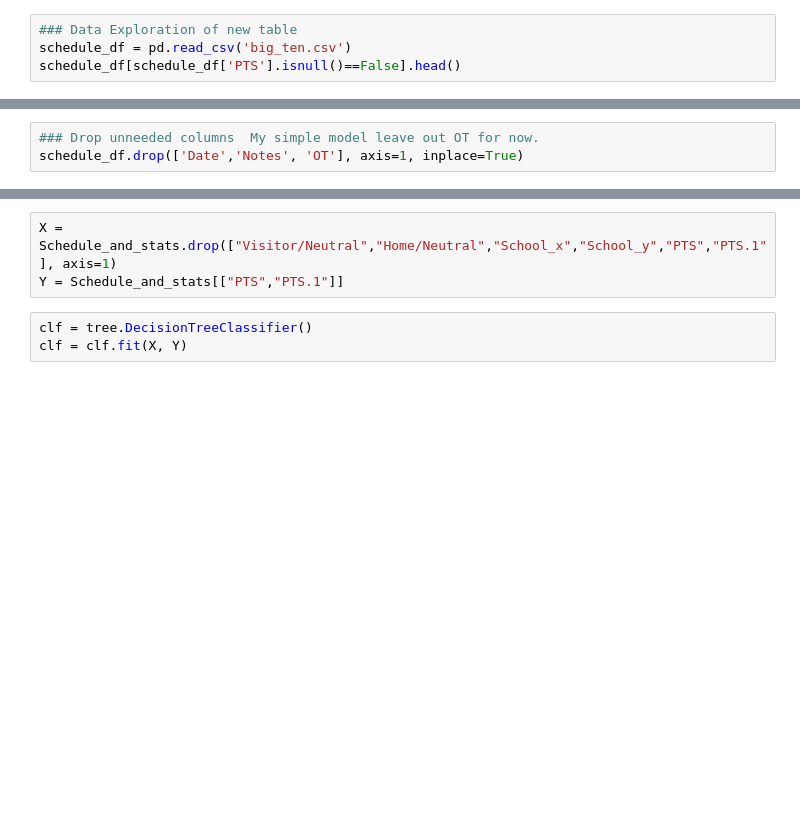
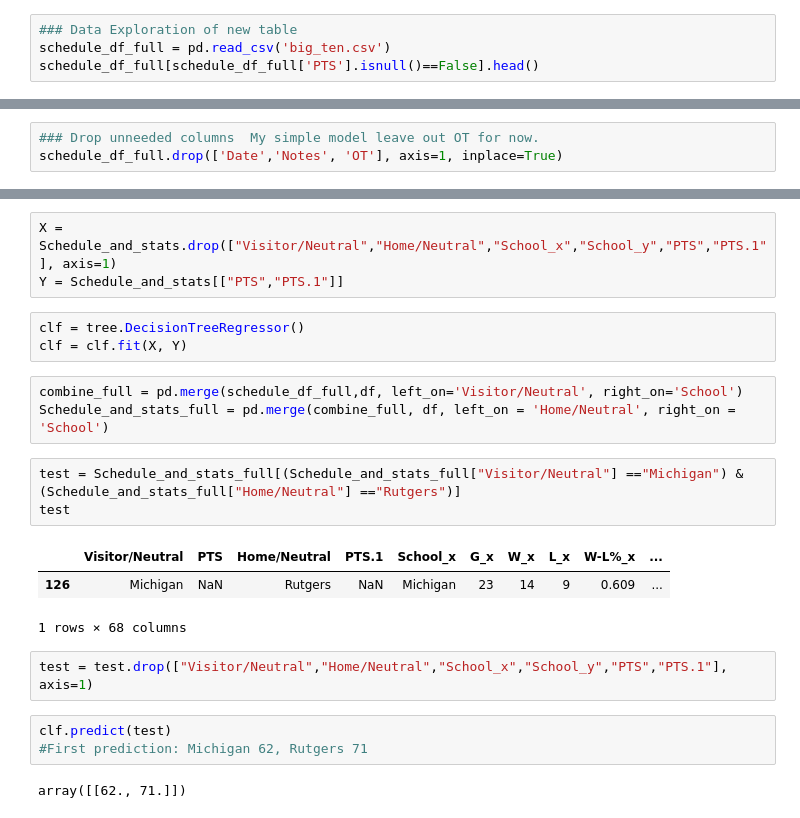
Before and after one commit to pkr5025/College-Basketball-Predictions, a Jupyter notebook: Working Notebook.ipynb, the cells around one changed output, grey strips where cells are left out. Cells and saved outputs as stored; diff of their text form; blank space fills up the shorter version.

Commit message:
First prediction done!

```diff
--- a/Working Notebook.ipynb
+++ b/Working Notebook.ipynb
@@ -50,8 +50,8 @@ df.head(4)
 4 rows × 32 columns
 # %%
 ### Data Exploration of new table
-schedule_df = pd.read_csv('big_ten.csv')
-schedule_df[schedule_df['PTS'].isnull()==False].head()
+schedule_df_full = pd.read_csv('big_ten.csv')
+schedule_df_full[schedule_df_full['PTS'].isnull()==False].head()
 # %% [output]
 |  | Date | Visitor/Neutral | PTS | Home/Neutral | PTS.1 | OT | Notes |
 | 0 | Fri Dec 6 2019 | Iowa | 91.0 | Michigan | 103.0 | NaN | NaN |
@@ -65,5 +65,5 @@ schedule_df[schedule_df['Notes'].isnull()==False].head()
 |  | Date | Visitor/Neutral | PTS | Home/Neutral | PTS.1 | OT | Notes |
 # %%
 ### Drop unneeded columns  My simple model leave out OT for now.
-schedule_df.drop(['Date','Notes', 'OT'], axis=1, inplace=True)
+schedule_df_full.drop(['Date','Notes', 'OT'], axis=1, inplace=True)
 # %%
@@ -114,5 +114,22 @@ Schedule_and_stats.head()
 X = Schedule_and_stats.drop(["Visitor/Neutral","Home/Neutral","School_x","School_y","PTS","PTS.1"], axis=1)
 Y = Schedule_and_stats[["PTS","PTS.1"]]
 # %%
-clf = tree.DecisionTreeClassifier()
+clf = tree.DecisionTreeRegressor()
 clf = clf.fit(X, Y)
+# %%
+combine_full = pd.merge(schedule_df_full,df, left_on='Visitor/Neutral', right_on='School')
+Schedule_and_stats_full = pd.merge(combine_full, df, left_on = 'Home/Neutral', right_on = 'School')
+# %%
+test = Schedule_and_stats_full[(Schedule_and_stats_full["Visitor/Neutral"] =="Michigan") & (Schedule_and_stats_full["Home/Neutral"] =="Rutgers")]
+test
+# %% [output]
+|  | Visitor/Neutral | PTS | Home/Neutral | PTS.1 | School_x | G_x | W_x | L_x | W-L%_x | ... |
+| 126 | Michigan | NaN | Rutgers | NaN | Michigan | 23 | 14 | 9 | 0.609 | ... |
+1 rows × 68 columns
+# %%
+test = test.drop(["Visitor/Neutral","Home/Neutral","School_x","School_y","PTS","PTS.1"], axis=1)
+# %%
+clf.predict(test)
+#First prediction: Michigan 62, Rutgers 71
+# %% [output]
+array([[62., 71.]])
```
Also changed, not shown: parts of 3 cells of this notebook.
